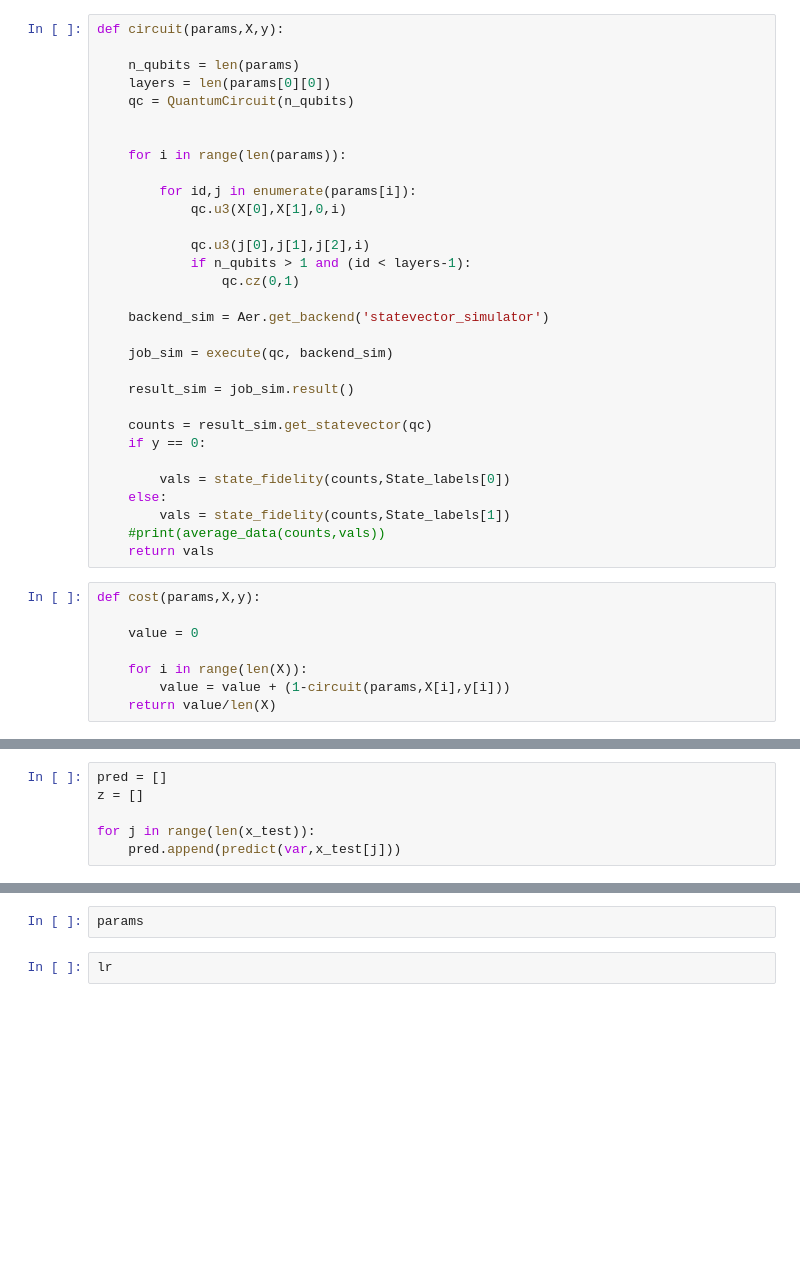
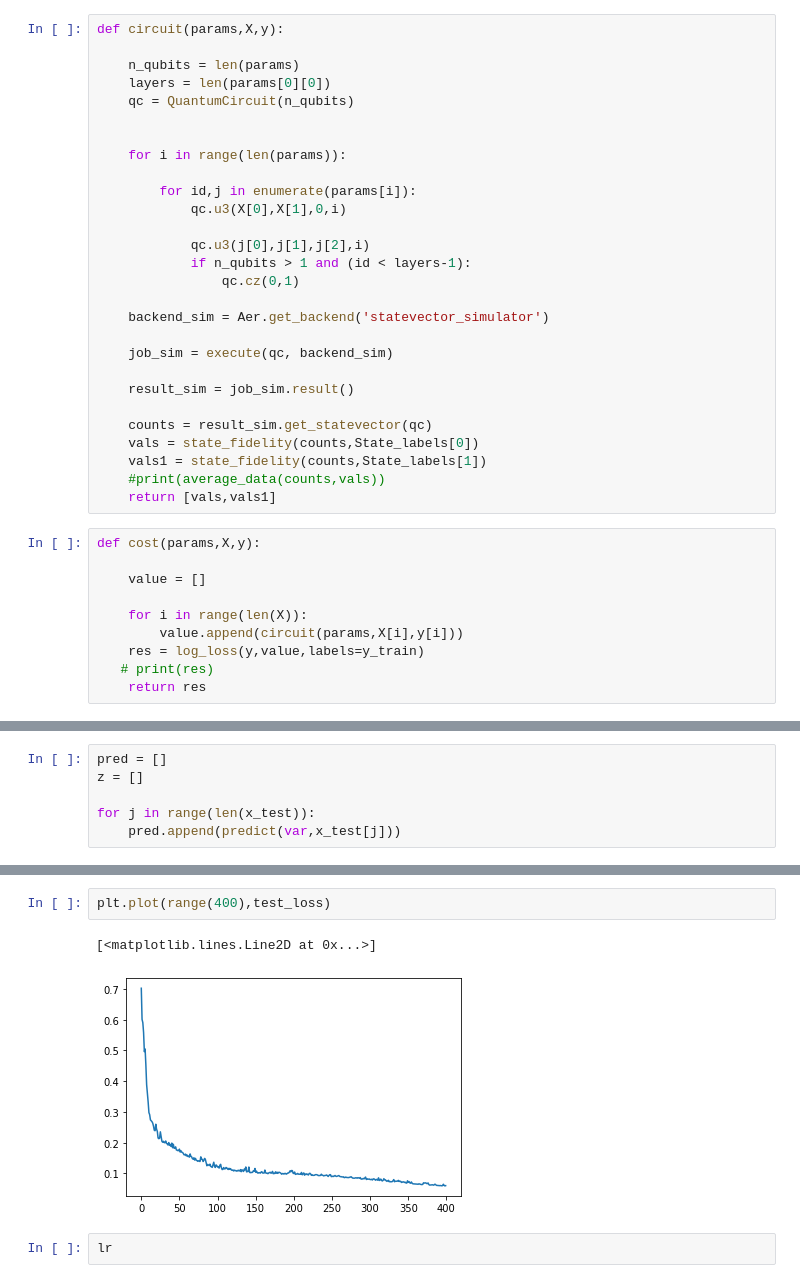
Before and after one commit to kareem1925/Ismailia-school-of-AI, a Jupyter notebook: quantum_gradients/universal_qubit_classifier_gradient_descent.ipynb, the cells around one changed output, grey strips where cells are left out. Cells and saved outputs as stored; diff of their text form; blank space fills up the shorter version.

```diff
--- a/quantum_gradients/universal_qubit_classifier_gradient_descent.ipynb
+++ b/quantum_gradients/universal_qubit_classifier_gradient_descent.ipynb
@@ -35,21 +35,20 @@ def circuit(params,X,y):
     result_sim = job_sim.result()
 
     counts = result_sim.get_statevector(qc)
-    if y == 0:
-
-        vals = state_fidelity(counts,State_labels[0])
-    else:
-        vals = state_fidelity(counts,State_labels[1])
+    vals = state_fidelity(counts,State_labels[0])
+    vals1 = state_fidelity(counts,State_labels[1])
     #print(average_data(counts,vals))
-    return vals
+    return [vals,vals1]
 # %%
 def cost(params,X,y):
 
-    value = 0
+    value = []
 
     for i in range(len(X)):
-        value = value + (1-circuit(params,X[i],y[i]))
-    return value/len(X)
+        value.append(circuit(params,X[i],y[i]))
+    res = log_loss(y,value,labels=y_train)
+   # print(res)
+    return res
 # %%
 def gradient(params,x,y):
 
@@ -251,5 +250,8 @@ plt.show()
-# %%
-params
+# %%
+plt.plot(range(400),test_loss)
+# %% [output]
+[<matplotlib.lines.Line2D at 0x...>]
+[figure, added]
 # %%
 lr
 # %%
```
Also changed, not shown: parts of 10 cells of this notebook.
